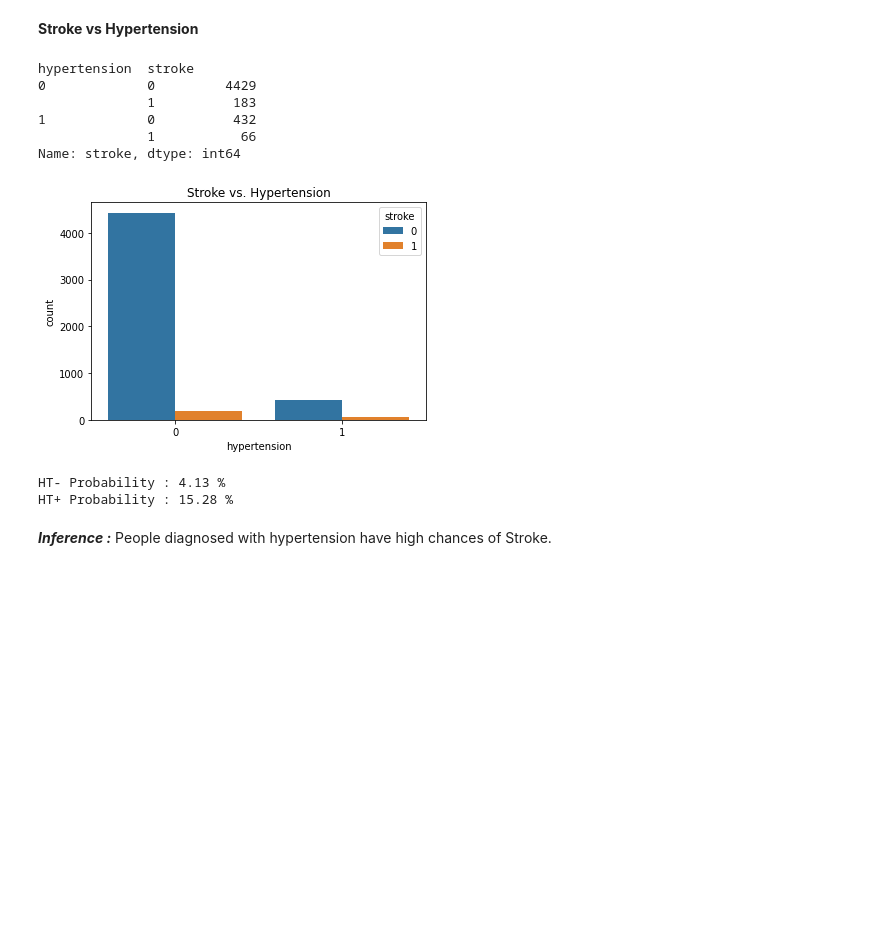
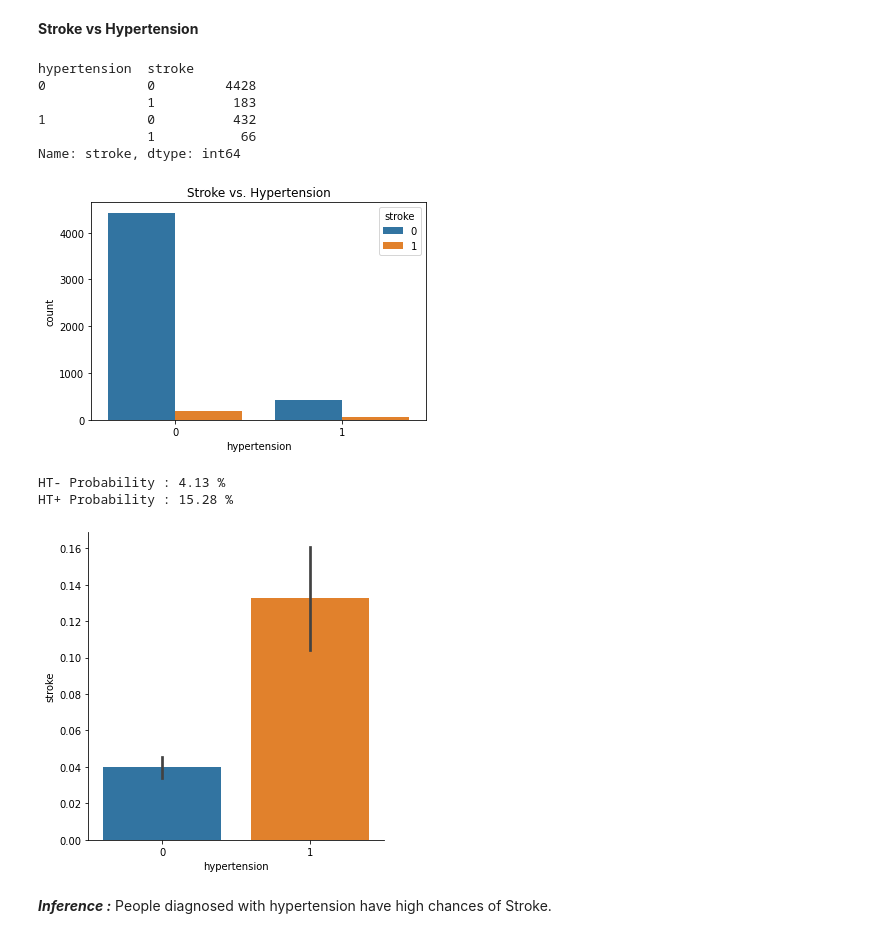
Before and after one commit to dinesh15052003/DAC-Project, a Jupyter notebook: notebooks/data_visualization.ipynb, the cells around one changed output. Cells and saved outputs as stored; diff of their text form; code cells hidden in the pictures; blank space fills up the shorter version.

```diff
--- a/notebooks/data_visualization.ipynb
+++ b/notebooks/data_visualization.ipynb
@@ -180,23 +184,27 @@ Female Probability : 5.38 %
 # %%
 ht_group = df.groupby(df.hypertension)['stroke'].value_counts()
 print(ht_group)
 
 sns.countplot(x=df['hypertension'], hue=df['stroke'])
 plt.title("Stroke vs. Hypertension")
 plt.show()
 
 print("HT- Probability : {:.2f} %".format( (ht_group[0][1] / ht_group[0][0])*100 ) )
 print("HT+ Probability : {:.2f} %".format( (ht_group[1][1] / ht_group[1][0])*100 ) )
+
+sns.catplot(x="hypertension", y="stroke", data=df, kind="bar")
+plt.show()
 # %% [output]
 hypertension  stroke
-0             0         4429
+0             0         4428
               1          183
 1             0          432
               1           66
 Name: stroke, dtype: int64
 [figure]
 HT- Probability : 4.13 %
 HT+ Probability : 15.28 %
+[figure, added]
 # %% [markdown]
 ***Inference :*** People diagnosed with hypertension have high chances of Stroke.
 # %% [markdown]
```
Also changed, not shown: parts of 21 cells of this notebook.
